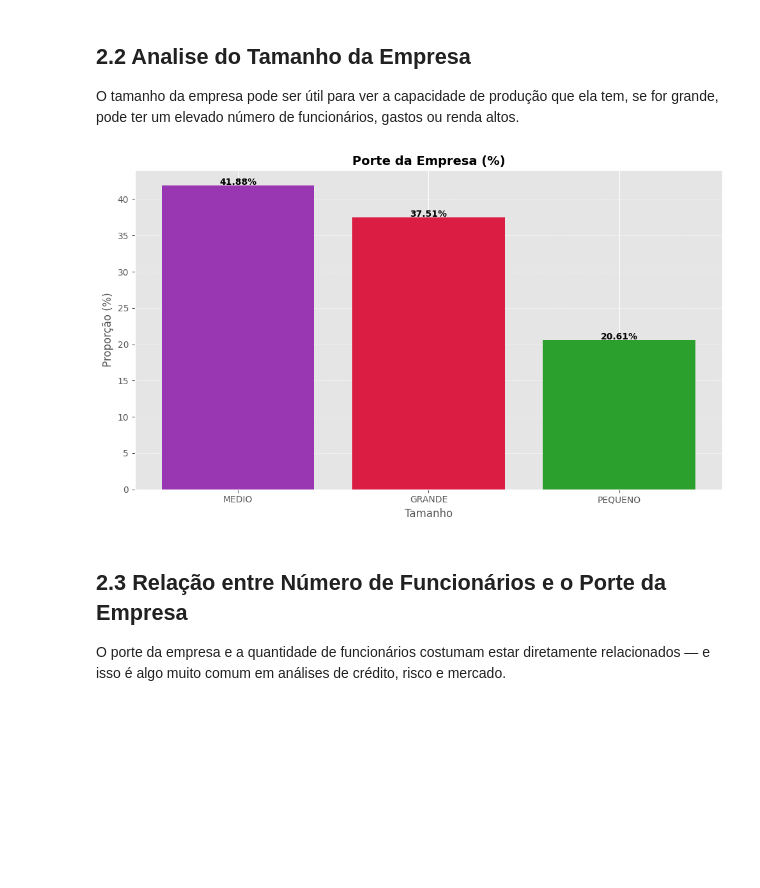
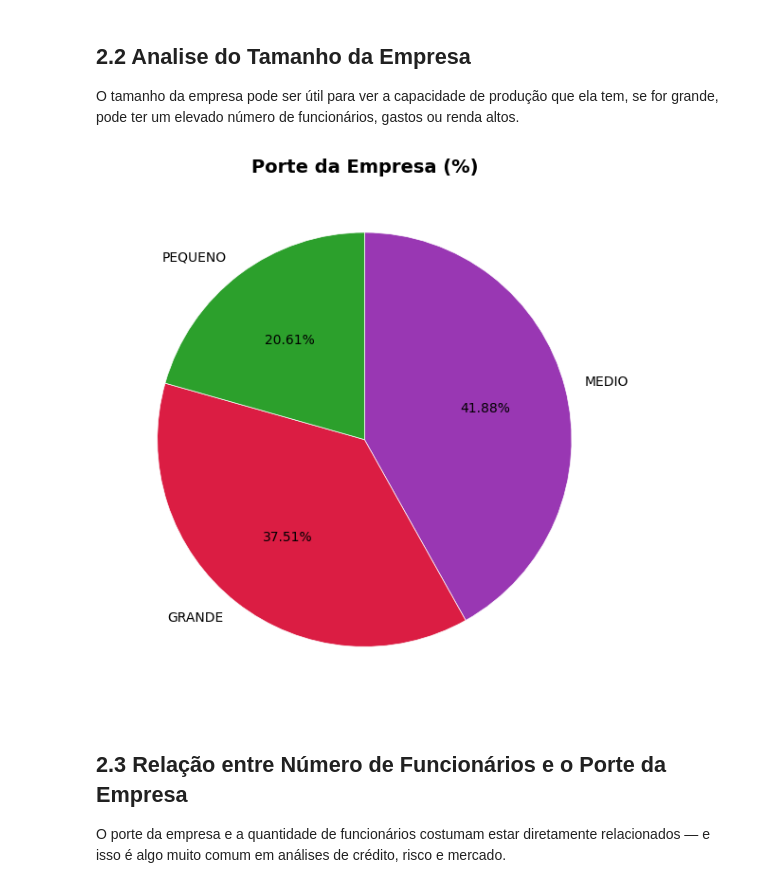
Before and after one commit to rrafahenrique/Modelo-Preditivo-Inadimplencia, a Jupyter notebook: DESAFIO - PARTE II.ipynb, the cells around one changed output. Cells and saved outputs as stored; diff of their text form; code cells hidden in the pictures; blank space fills up the shorter version.

```diff
--- a/DESAFIO - PARTE II.ipynb
+++ b/DESAFIO - PARTE II.ipynb
@@ -135,28 +137,31 @@ plt.show()
 # %% [markdown]
 ## 2.2 Analise do Tamanho da Empresa
 O tamanho da empresa pode ser útil para ver a capacidade de produção que ela tem, se for grande, pode ter um elevado número de funcionários, gastos ou renda altos.
-# %%
-# Analisando o Porte das Empresas
-porte_contagem = df_explor['PORTE'].value_counts(normalize=True)*100
-
-# Gráfico
-# Lista de cores — pode ser qualquer sequência
-cores = ['#9937B3', '#DB1D43', '#2ca02c']
-plt.figure(figsize=(10,6))
-plt.style.use('ggplot')
-plt.bar(porte_contagem.index, porte_contagem.values, color=cores[:len(email_contagem)])
-
-# Título e rótulos
-plt.title('Porte da Empresa (%)', fontsize=14, fontweight='bold')
-plt.xlabel('Tamanho', fontsize=12)
-plt.ylabel('Proporção (%)', fontsize=12)
-plt.tight_layout()
-plt.grid(axis='y', linestyle='--', alpha=0.6)
-
-for i, valor in enumerate(porte_contagem.values):
-    plt.text(i, valor + 0.1, f'{valor:.2f}%', ha='center', fontsize=10, fontweight='bold')
-# %% [output]
-[figure, removed]
+# %%
+# Analisando o Porte das Empresas
+porte_contagem = df_explor['PORTE'].value_counts(normalize=True)*100
+
+# Gráfico
+# Lista de cores — pode ser qualquer sequência
+cores = ['#9937B3', '#DB1D43', '#2ca02c']
+plt.figure(figsize=(10,6))
+plt.style.use('ggplot')
+
+plt.pie(
+    porte_contagem.values,
+    labels=porte_contagem.index,
+    autopct='%1.2f%%',
+    colors=cores[:len(porte_contagem)],
+    startangle=90,
+    counterclock=False,
+    wedgeprops={'edgecolor': 'white'}
+)
+
+plt.title('Porte da Empresa (%)', fontsize=14, fontweight='bold')
+plt.tight_layout()
+plt.show()
+# %% [output]
+[figure, added]
 # %% [markdown]
 ## 2.3 Relação entre Número de Funcionários e o Porte da Empresa
 O porte da empresa e a quantidade de funcionários costumam estar diretamente relacionados — e isso é algo muito comum em análises de crédito, risco e mercado.
```
Also changed, not shown: parts of 12 cells of this notebook, 3 other files.
